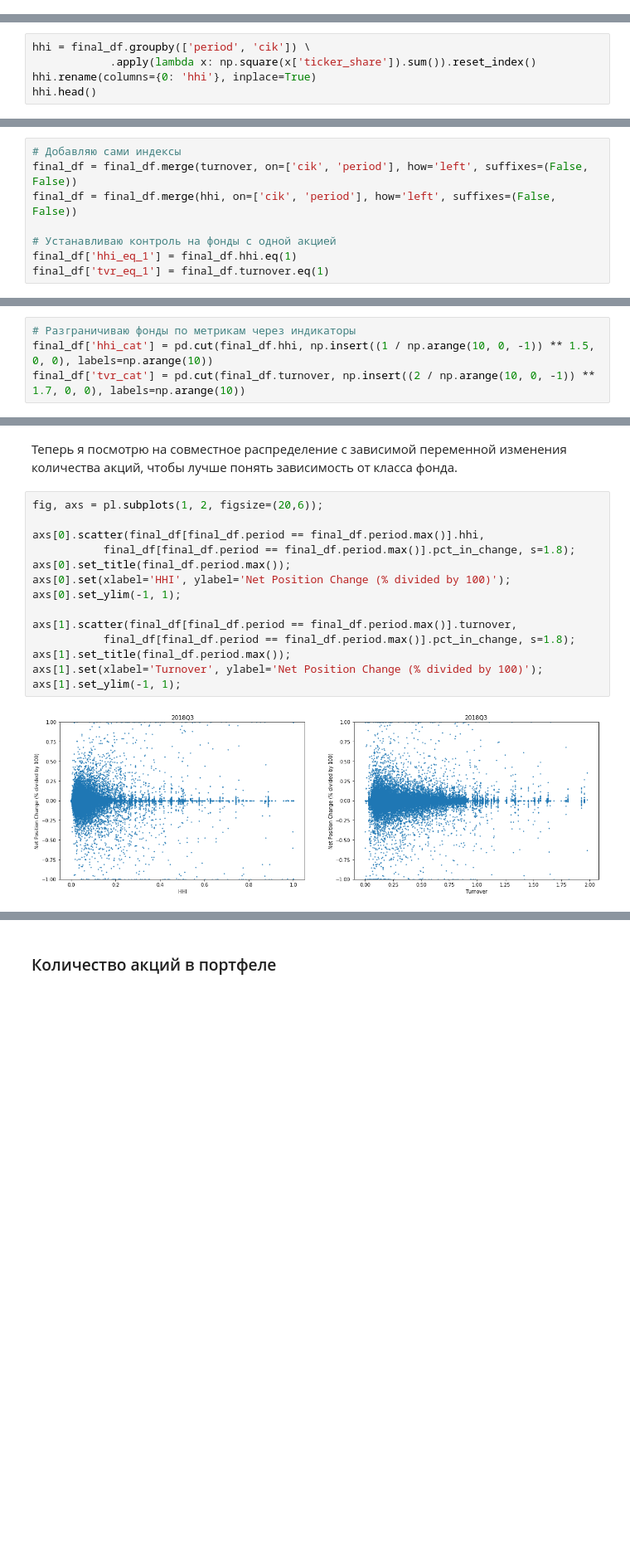
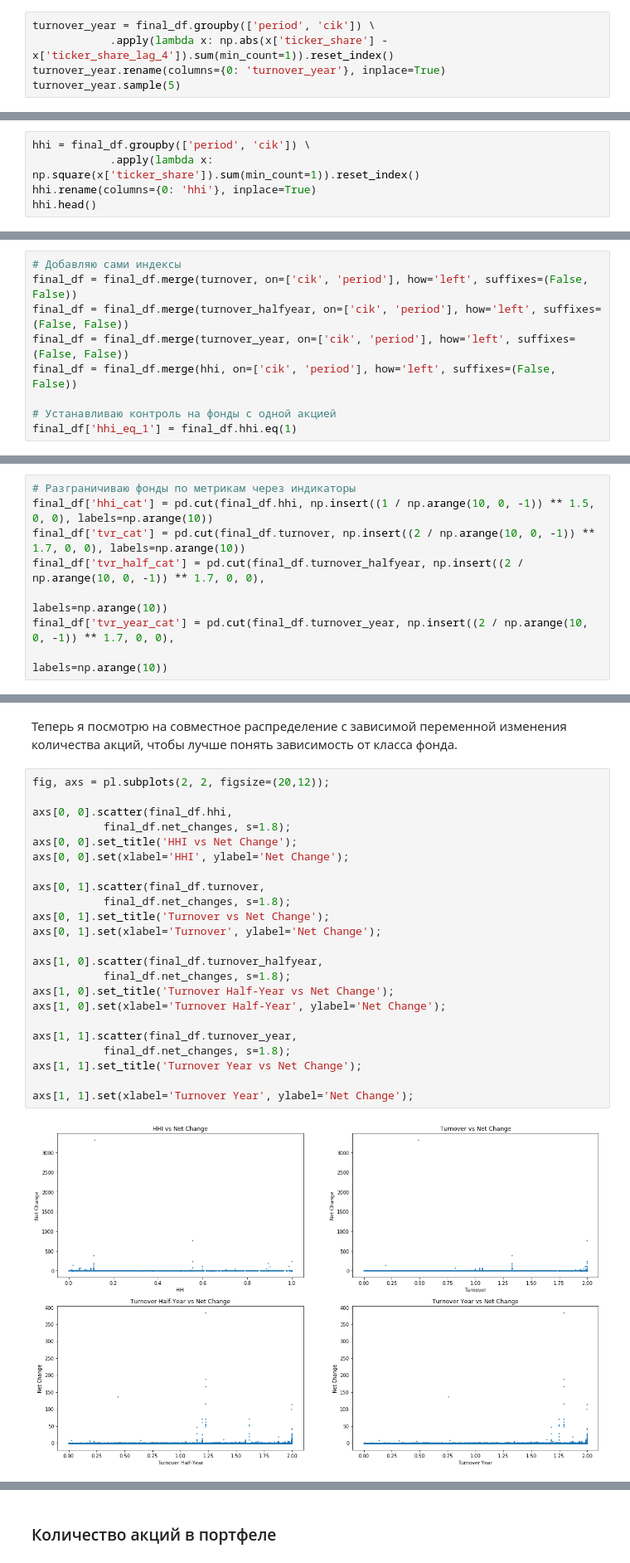
Before and after one commit to romankop/Coursework-3rd-Year, a Jupyter notebook: F13 Data.ipynb, the cells around one changed output, grey strips where cells are left out. Shown at 83% size. Drawn from its saved outputs; the diff is of its cells as text; blank space fills up the shorter version.

```diff
--- a/F13 Data.ipynb
+++ b/F13 Data.ipynb
@@ -469,0 +610,5 @@ turnover.head()
+# %%
+turnover_year = final_df.groupby(['period', 'cik']) \
+            .apply(lambda x: np.abs(x['ticker_share'] - x['ticker_share_lag_4']).sum(min_count=1)).reset_index()
+turnover_year.rename(columns={0: 'turnover_year'}, inplace=True)
+turnover_year.sample(5)
@@ -471,7 +624,7 @@ turnover.head()
 Теперь HHI.
 # %%
 hhi = final_df.groupby(['period', 'cik']) \
-            .apply(lambda x: np.square(x['ticker_share']).sum()).reset_index()
+            .apply(lambda x: np.square(x['ticker_share']).sum(min_count=1)).reset_index()
 hhi.rename(columns={0: 'hhi'}, inplace=True)
 hhi.head()
 # %% [output]
@@ -511,8 +687,9 @@ pl.title('Joint Distribution of HHI and Turnover');
 # %%
 # Добавляю сами индексы
 final_df = final_df.merge(turnover, on=['cik', 'period'], how='left', suffixes=(False, False))
+final_df = final_df.merge(turnover_halfyear, on=['cik', 'period'], how='left', suffixes=(False, False))
+final_df = final_df.merge(turnover_year, on=['cik', 'period'], how='left', suffixes=(False, False))
 final_df = final_df.merge(hhi, on=['cik', 'period'], how='left', suffixes=(False, False))
 
 # Устанавливаю контроль на фонды с одной акцией
 final_df['hhi_eq_1'] = final_df.hhi.eq(1)
-final_df['tvr_eq_1'] = final_df.turnover.eq(1)
@@ -520,3 +699,7 @@ final_df['tvr_eq_1'] = final_df.turnover.eq(1)
 # Разграничиваю фонды по метрикам через индикаторы
 final_df['hhi_cat'] = pd.cut(final_df.hhi, np.insert((1 / np.arange(10, 0, -1)) ** 1.5, 0, 0), labels=np.arange(10))
 final_df['tvr_cat'] = pd.cut(final_df.turnover, np.insert((2 / np.arange(10, 0, -1)) ** 1.7, 0, 0), labels=np.arange(10))
+final_df['tvr_half_cat'] = pd.cut(final_df.turnover_halfyear, np.insert((2 / np.arange(10, 0, -1)) ** 1.7, 0, 0),
+                                                                                                labels=np.arange(10))
+final_df['tvr_year_cat'] = pd.cut(final_df.turnover_year, np.insert((2 / np.arange(10, 0, -1)) ** 1.7, 0, 0),
+                                                                                                labels=np.arange(10))
@@ -559,18 +774,27 @@ sns.boxplot(x='value_cat', y='hhi', data=final_df_slice, ax=ax[1]);
 # %% [markdown]
 Теперь я посмотрю на совместное распределение с зависимой переменной изменения количества акций, чтобы лучше понять зависимость от класса фонда.
 # %%
-fig, axs = pl.subplots(1, 2, figsize=(20,6));
+fig, axs = pl.subplots(2, 2, figsize=(20,12));
 
-axs[0].scatter(final_df[final_df.period == final_df.period.max()].hhi,
-           final_df[final_df.period == final_df.period.max()].pct_in_change, s=1.8);
-axs[0].set_title(final_df.period.max());
-axs[0].set(xlabel='HHI', ylabel='Net Position Change (% divided by 100)');
-axs[0].set_ylim(-1, 1);
+axs[0, 0].scatter(final_df.hhi,
+           final_df.net_changes, s=1.8);
+axs[0, 0].set_title('HHI vs Net Change');
+axs[0, 0].set(xlabel='HHI', ylabel='Net Change');
 
-axs[1].scatter(final_df[final_df.period == final_df.period.max()].turnover,
-           final_df[final_df.period == final_df.period.max()].pct_in_change, s=1.8);
-axs[1].set_title(final_df.period.max());
-axs[1].set(xlabel='Turnover', ylabel='Net Position Change (% divided by 100)');
-axs[1].set_ylim(-1, 1);
+axs[0, 1].scatter(final_df.turnover,
+           final_df.net_changes, s=1.8);
+axs[0, 1].set_title('Turnover vs Net Change');
+axs[0, 1].set(xlabel='Turnover', ylabel='Net Change');
+
+axs[1, 0].scatter(final_df.turnover_halfyear,
+           final_df.net_changes, s=1.8);
+axs[1, 0].set_title('Turnover Half-Year vs Net Change');
+axs[1, 0].set(xlabel='Turnover Half-Year', ylabel='Net Change');
+
+axs[1, 1].scatter(final_df.turnover_year,
+           final_df.net_changes, s=1.8);
+axs[1, 1].set_title('Turnover Year vs Net Change');
+
+axs[1, 1].set(xlabel='Turnover Year', ylabel='Net Change');
 # %% [output]
-[figure, old version]
+[figure, new version]
```
Also changed, not shown: parts of 105 cells of this notebook.
